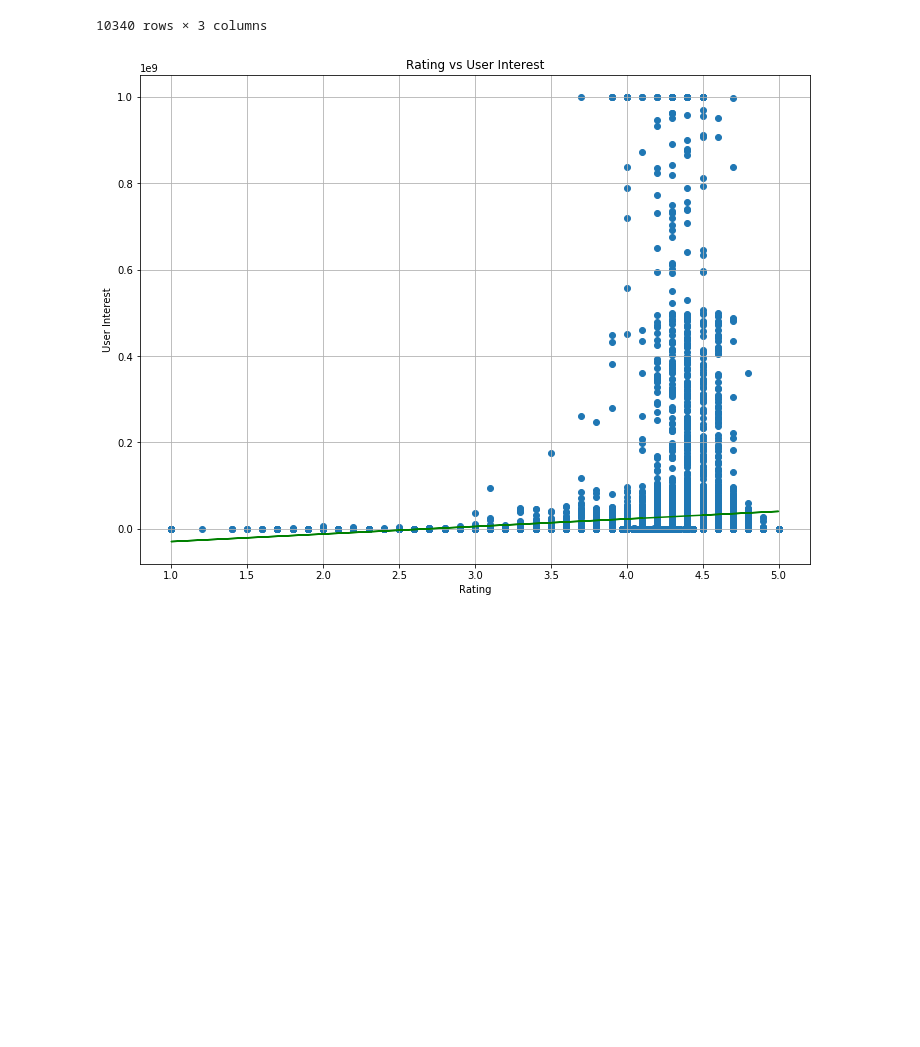
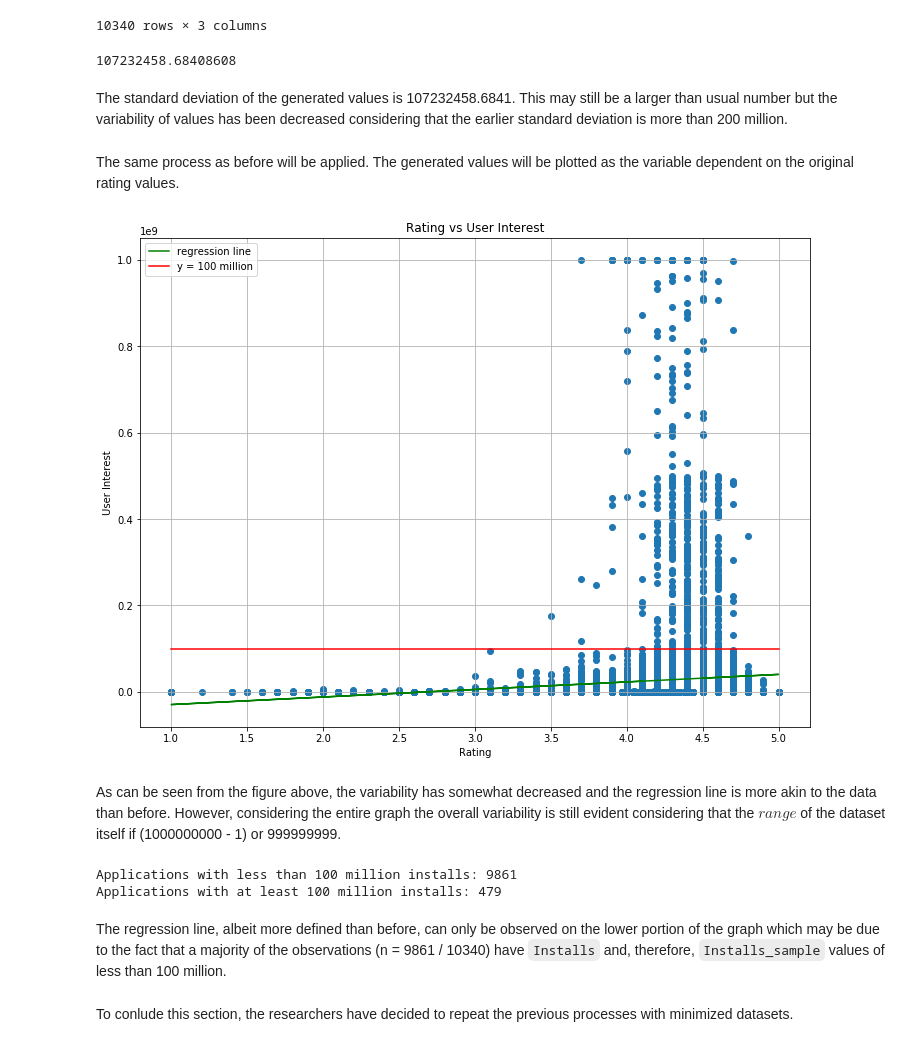
Before and after one commit to geosefuy/CSMODEL-CaseStudy, a Jupyter notebook: Linear Regression.ipynb, the cells around one changed output. Drawn from its saved outputs; the diff is of its cells as text; code cells hidden in the pictures; blank space fills up the shorter version.

Commit message:
finished md for linreg

```diff
--- a/Linear Regression.ipynb
+++ b/Linear Regression.ipynb
@@ -414,0 +441,3 @@ apps_df
+# %%
+apps_df = apps_df[apps_df["Installs"] >= 1]
+apps_df[apps_df["Installs"] < 0]
@@ -521,3 +536,0 @@ linreg_df[linreg_df['Installs'] < 1]
-# %%
-linreg_df = linreg_df[linreg_df['Installs'] >= 1]
-linreg_df[linreg_df['Installs'] < 1]
@@ -583,21 +617,43 @@ linreg_df
 | 10839 | 4.500000 | 1000.0 | 2047.0 |
 | 10840 | 4.500000 | 10000000.0 | 10264691.0 |
 10340 rows × 3 columns
+# %%
+linreg_df['Installs_sample'].std()
+# %% [output]
+107232458.68408608
+# %% [markdown]
+The standard deviation of the generated values is 107232458.6841. This may still be a larger than usual number but the variability of values has been decreased considering that the earlier standard deviation is more than 200 million.
+# %% [markdown]
+The same process as before will be applied. The generated values will be plotted as the variable dependent on the original rating values.
 # %%
 x_s = linreg_df.iloc[:, 0].values.reshape(-1, 1)
 y_s = linreg_df.iloc[:, 2].values.reshape(-1, 1)
 
 linreg_s = LinearRegression()
 linreg_s.fit(x_s, y_s)
 y_s_pred = linreg_s.predict(x_s)
 
 plt.figure(figsize=(12, 9))
 plt.scatter(x_s, y_s)
-plt.plot(x_s, y_s_pred, color='green')
+plt.plot(x_s, y_s_pred, color='green', label="regression line")
+plt.plot([1, 5], [100000000, 100000000], color="red", label="y = 100 million")
 plt.title("Rating vs User Interest")
 plt.xlabel("Rating")
 plt.ylabel("User Interest")
 plt.grid(True)
+plt.legend()
 plt.show()
 # %% [output]
-[figure, old version]
+[figure, new version]
+# %% [markdown]
+As can be seen from the figure above, the variability has somewhat decreased and the regression line is more akin to the data than before. However, considering the entire graph the overall variability is still evident considering that the $range$ of the dataset itself if (1000000000 - 1) or 999999999.
+# %%
+print("Applications with less than 100 million installs: " +  str(len(linreg_df[linreg_df['Installs'] < 100000000])))
+print("Applications with at least 100 million installs: " + str(len(linreg_df[linreg_df['Installs'] >= 100000000])))
+# %% [output]
+Applications with less than 100 million installs: 9861
+Applications with at least 100 million installs: 479
+# %% [markdown]
+The regression line, albeit more defined than before, can only be observed on the lower portion of the graph which may be due to the fact that a majority of the observations (n = 9861 / 10340) have `Installs` and, therefore, `Installs_sample` values of less than 100 million.
+# %% [markdown]
+To conlude this section, the researchers have decided to repeat the previous processes with minimized datasets.
```
Also changed, not shown: parts of 30 cells of this notebook.
